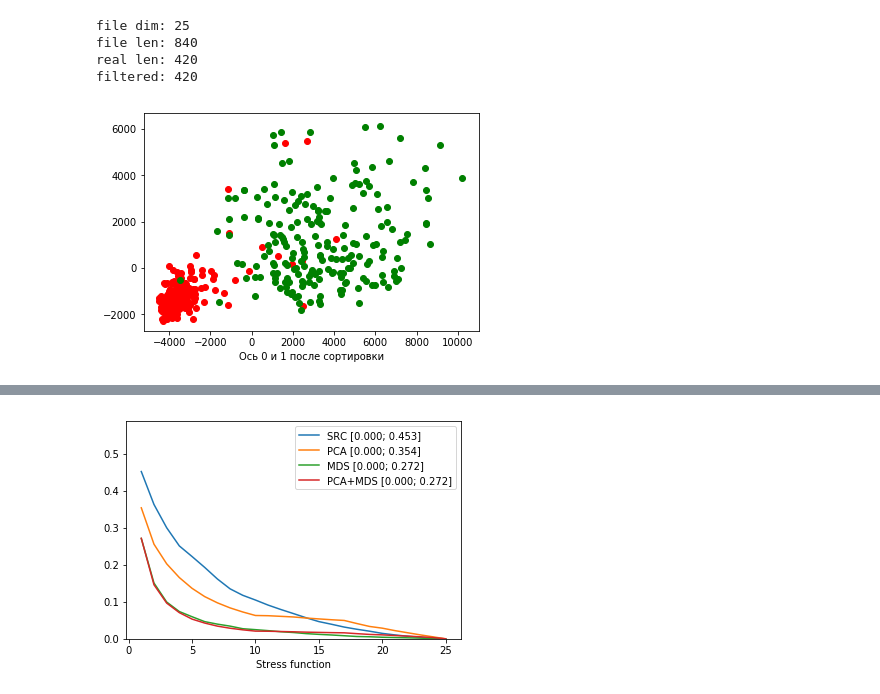
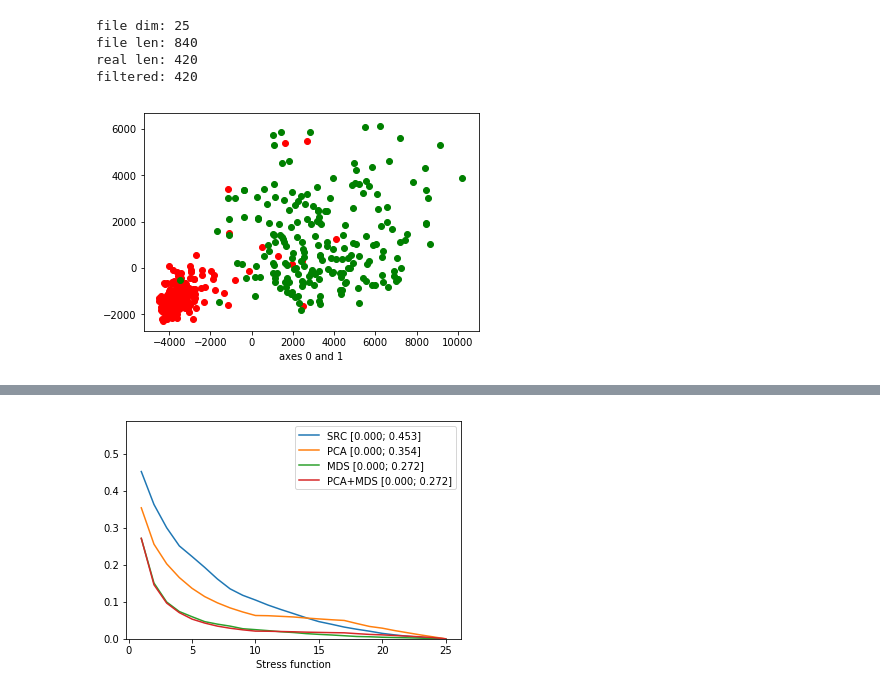
Before and after one commit to mestydone/dimensionality_reduction, a Jupyter notebook: DR.ipynb, the cells around one changed output, grey strips where cells are left out. Drawn from its saved outputs; the diff is of its cells as text; code cells hidden in the pictures.

```diff
--- a/DR.ipynb
+++ b/DR.ipynb
@@ -30,9 +30,9 @@ file len: 840
 real len: 420
 filtered: 420
 # %%
-drawer.plot_2d(source_data, markers, 0,1, "Ось 0 и 1 после сортировки").show()
+drawer.plot_2d(source_data, markers, 0,1, "Axes 0 and 1").show()
 # %% [output]
-[figure, old version]
+[figure, new version]
 # %%
 #PCA
 import src.pca as pca
```
Also changed, not shown: parts of 10 cells of this notebook, 6 other files.
